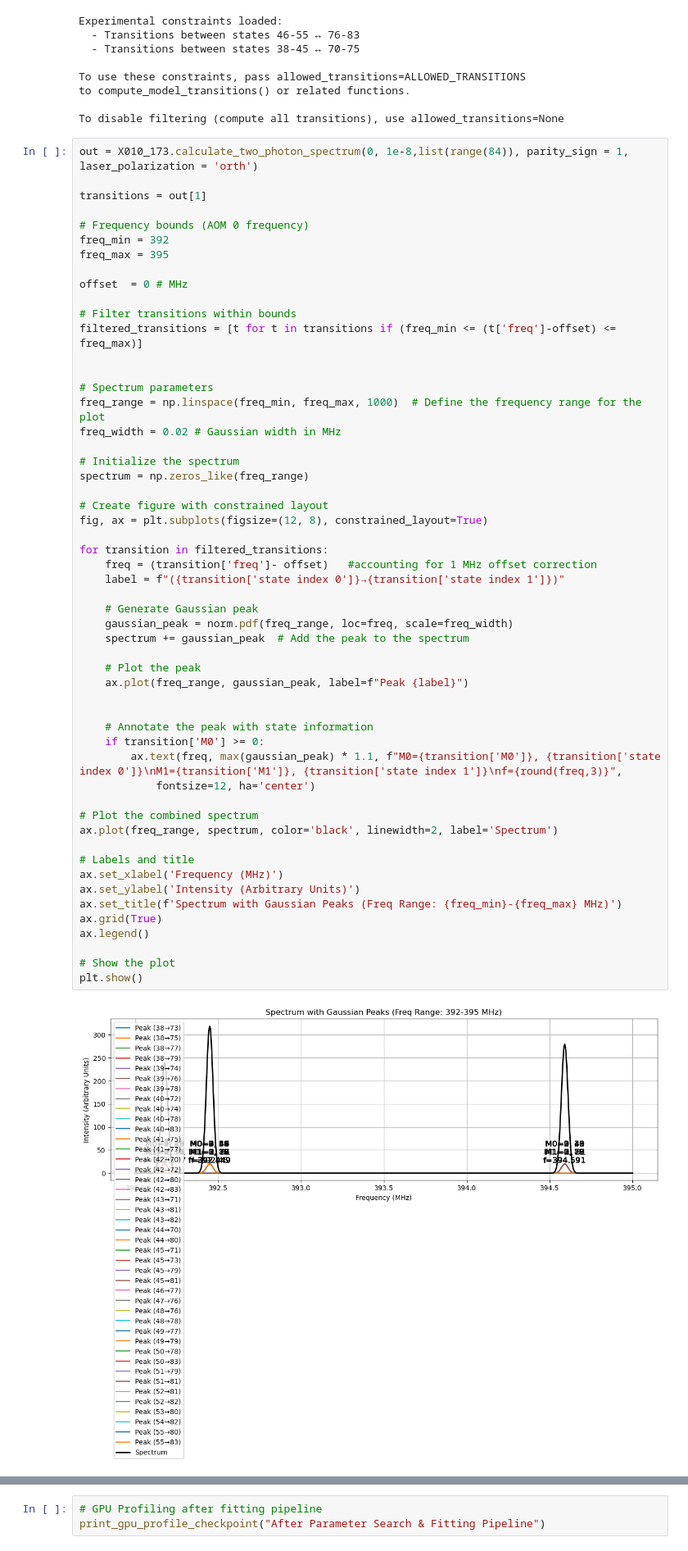
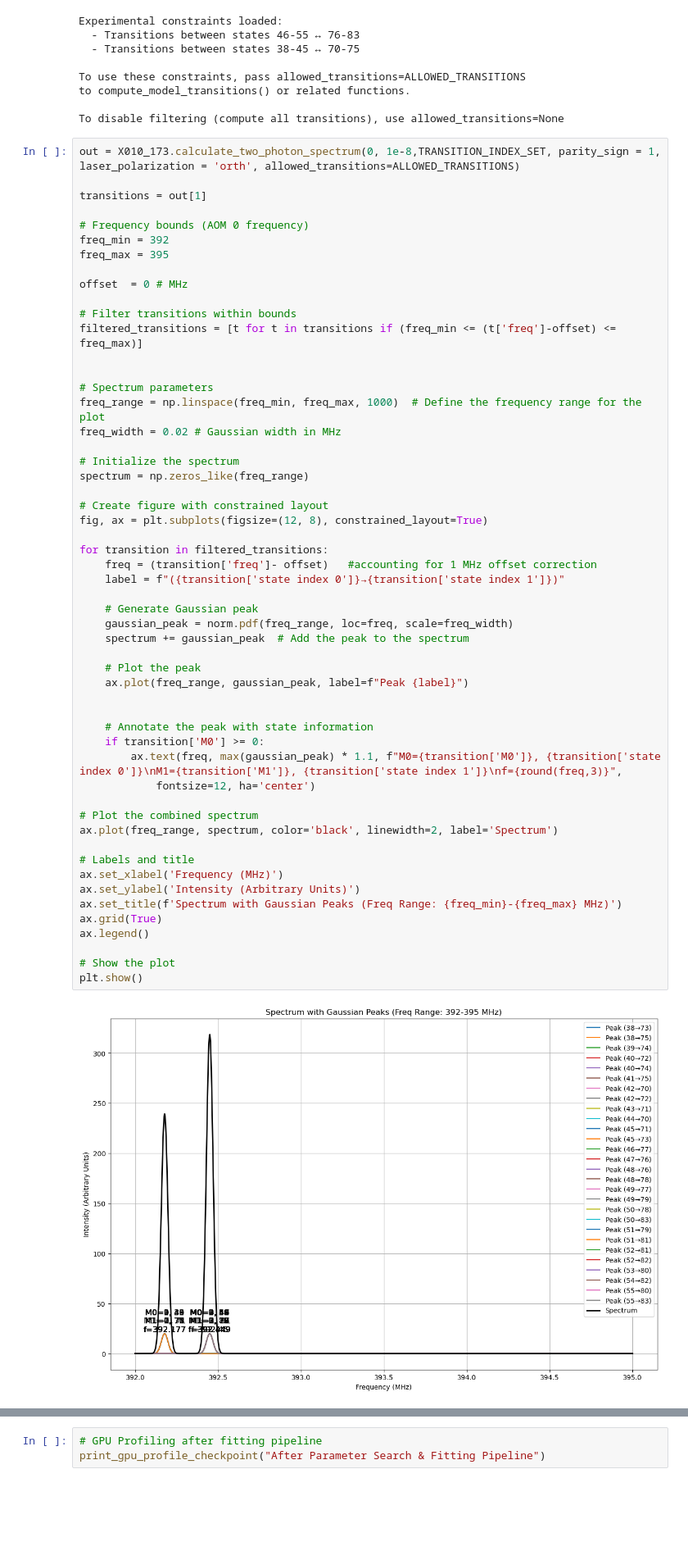
Before and after one commit to YuikiTakahashi/Molecule_spectrum_prediction, a Jupyter notebook: 173_prediction_Nov2025.ipynb, the cells around one changed output, grey strips where cells are left out. Shown at 82% size. Saved outputs shown, nothing was run; the diff lists cells and outputs as text; blank space fills up the shorter version.

```diff
--- a/173_prediction_Nov2025.ipynb
+++ b/173_prediction_Nov2025.ipynb
@@ -728,7 +737,7 @@ to compute_model_transitions() or related functions.
 
 To disable filtering (compute all transitions), use allowed_transitions=None
 # %%
-out = X010_173.calculate_two_photon_spectrum(0, 1e-8,list(range(84)), parity_sign = 1, laser_polarization = 'orth')
+out = X010_173.calculate_two_photon_spectrum(0, 1e-8,TRANSITION_INDEX_SET, parity_sign = 1, laser_polarization = 'orth', allowed_transitions=ALLOWED_TRANSITIONS)
 
 transitions = out[1]
 
@@ -755,34 +764,34 @@ fig, ax = plt.subplots(figsize=(12, 8), constrained_layout=True)
 for transition in filtered_transitions:
     freq = (transition['freq']- offset)   #accounting for 1 MHz offset correction
     label = f"({transition['state index 0']}→{transition['state index 1']})"
 
     # Generate Gaussian peak
     gaussian_peak = norm.pdf(freq_range, loc=freq, scale=freq_width)
     spectrum += gaussian_peak  # Add the peak to the spectrum
 
     # Plot the peak
     ax.plot(freq_range, gaussian_peak, label=f"Peak {label}")
 
 
     # Annotate the peak with state information
     if transition['M0'] >= 0:
         ax.text(freq, max(gaussian_peak) * 1.1, f"M0={transition['M0']}, {transition['state index 0']}\nM1={transition['M1']}, {transition['state index 1']}\nf={round(freq,3)}",
             fontsize=12, ha='center')
 
 # Plot the combined spectrum
 ax.plot(freq_range, spectrum, color='black', linewidth=2, label='Spectrum')
 
 # Labels and title
 ax.set_xlabel('Frequency (MHz)')
 ax.set_ylabel('Intensity (Arbitrary Units)')
 ax.set_title(f'Spectrum with Gaussian Peaks (Freq Range: {freq_min}-{freq_max} MHz)')
 ax.grid(True)
 ax.legend()
 
 # Show the plot
 plt.show()
 # %% [output]
-[figure, old version]
+[figure, new version]
 # %%
 import numpy as np
 import pandas as pd
```
Also changed, not shown: parts of 5 cells of this notebook, 6 other files.
